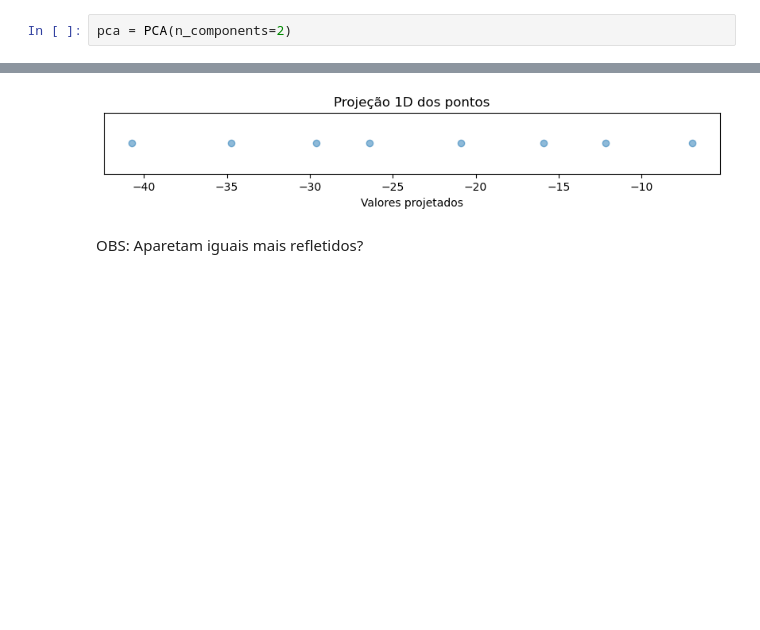
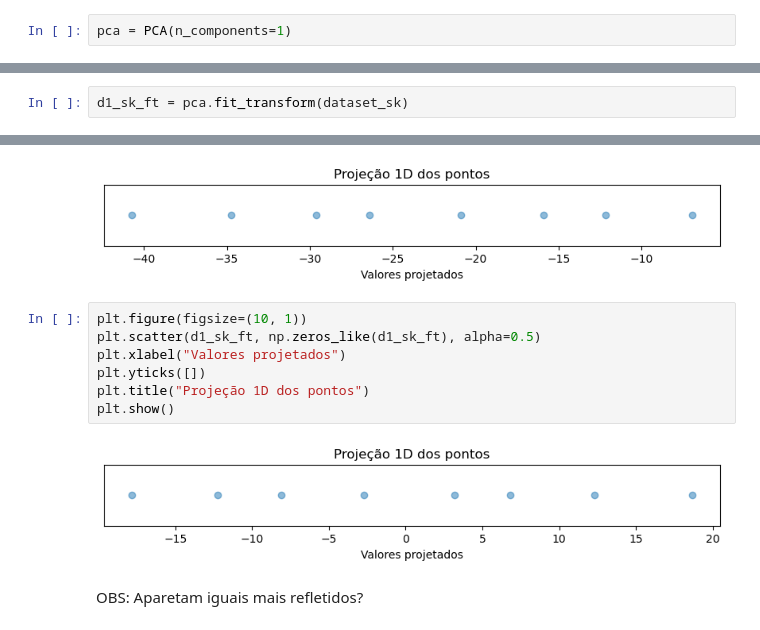
Before and after one commit to igorzeck/PCA, a Jupyter notebook: Testes/teste_pca.ipynb, the cells around one changed output, grey strips where cells are left out. Cells and saved outputs as stored; diff of their text form; blank space fills up the shorter version.

```diff
--- a/Testes/teste_pca.ipynb
+++ b/Testes/teste_pca.ipynb
@@ -95,7 +93,7 @@ from sklearn.decomposition import PCA
 # %% [markdown]
 Note que `n_components` refere-se ao número de dimensões para considerar exibir como auto-valor
 # %%
-pca = PCA(n_components=2)
+pca = PCA(n_components=1)
 # %%
 dataset_sk_arr = np.array([(1,7.3),(2,12.8),(3,16.8),(4,22.1),(5,27.9),(6,31.4),(7,36.8),(8,43.1)])
 # %%
@@ -163,0 +164,2 @@ dtype: float64
+# %%
+d1_sk_ft = pca.fit_transform(dataset_sk)
@@ -183,6 +196,15 @@ plt.title("Projeção 1D dos pontos")
 plt.show()
 # %% [output]
 [figure]
+# %%
+plt.figure(figsize=(10, 1))
+plt.scatter(d1_sk_ft, np.zeros_like(d1_sk_ft), alpha=0.5)
+plt.xlabel("Valores projetados")
+plt.yticks([])
+plt.title("Projeção 1D dos pontos")
+plt.show()
+# %% [output]
+[figure, added]
 # %% [markdown]
 OBS: Aparetam iguais mais refletidos?
 # %%
```
Also changed, not shown: parts of 14 cells of this notebook, 2 other files.
